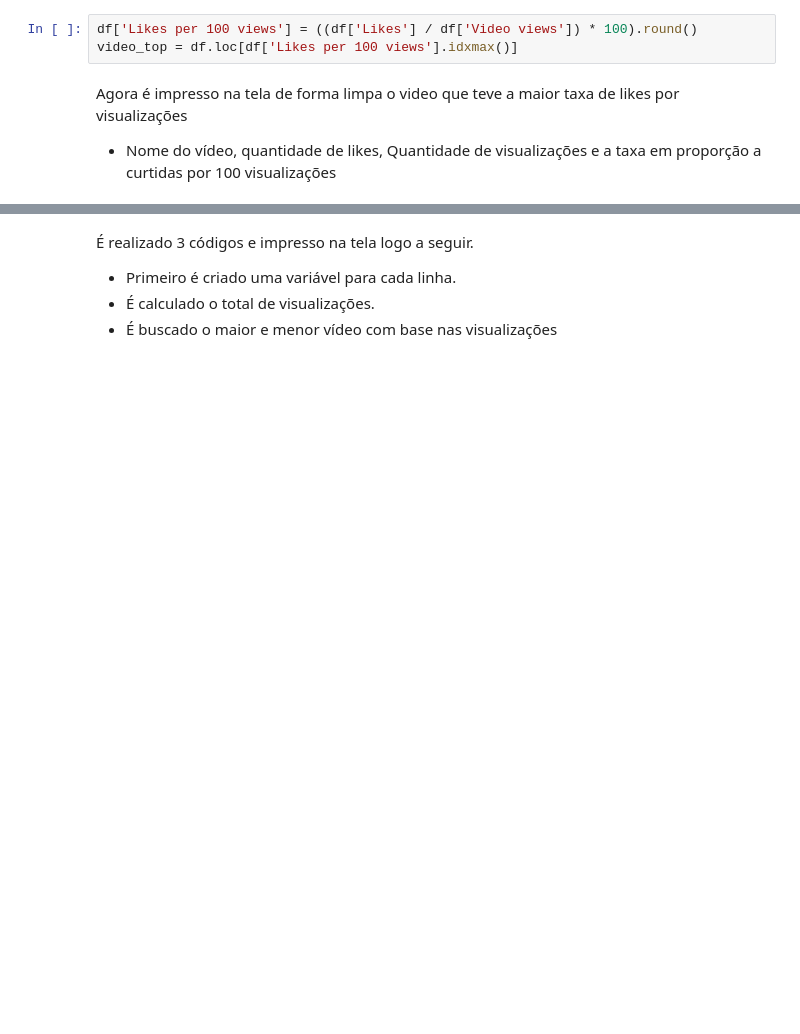
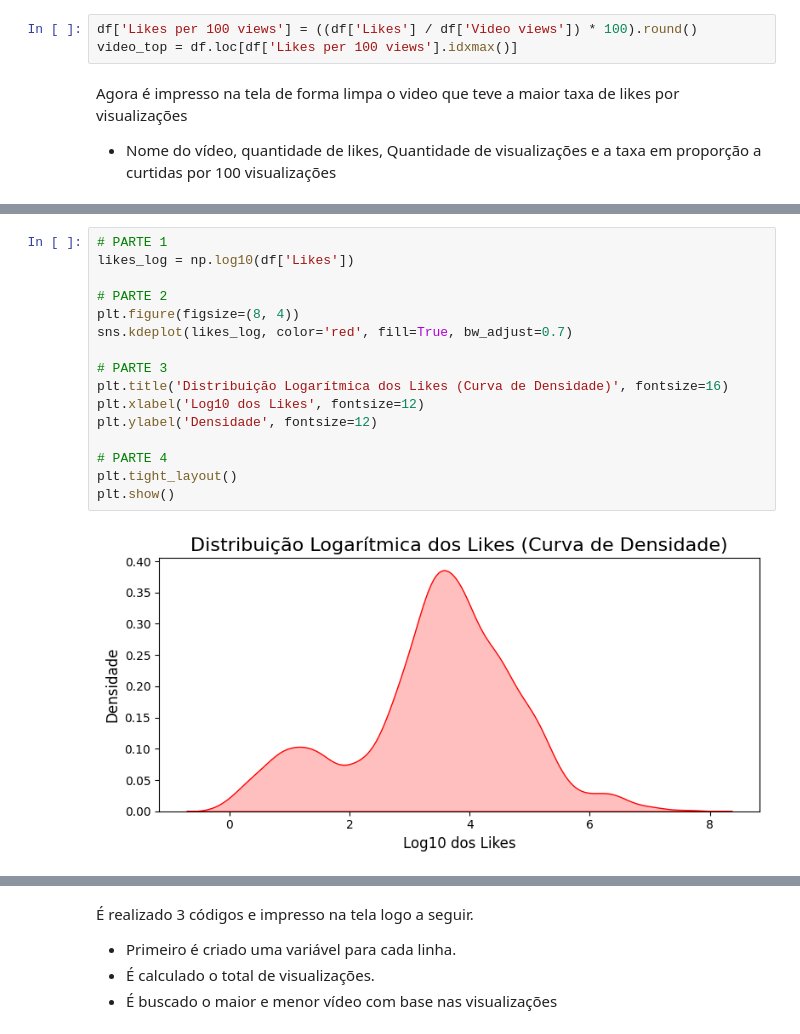
Before and after one commit to RyandroTavares/Codigo-DataFrame, a Jupyter notebook: Configuracao.ipynb, the cells around one changed output, grey strips where cells are left out. Drawn from its saved outputs; the diff is of its cells as text; blank space fills up the shorter version.

```diff
--- a/Configuracao.ipynb
+++ b/Configuracao.ipynb
@@ -410,0 +645,18 @@ Name: 871, dtype: object
+# %%
+# PARTE 1
+likes_log = np.log10(df['Likes'])
+
+# PARTE 2
+plt.figure(figsize=(8, 4))
+sns.kdeplot(likes_log, color='red', fill=True, bw_adjust=0.7)
+
+# PARTE 3
+plt.title('Distribuição Logarítmica dos Likes (Curva de Densidade)', fontsize=16)
+plt.xlabel('Log10 dos Likes', fontsize=12)
+plt.ylabel('Densidade', fontsize=12)
+
+# PARTE 4
+plt.tight_layout()
+plt.show()
+# %% [output]
+[figure, added]
```
Also changed, not shown: parts of 57 cells of this notebook.
